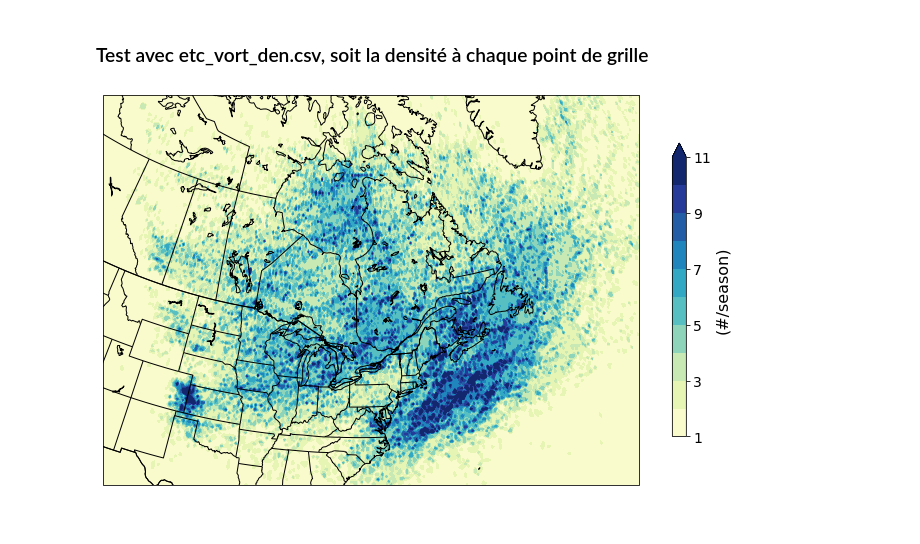
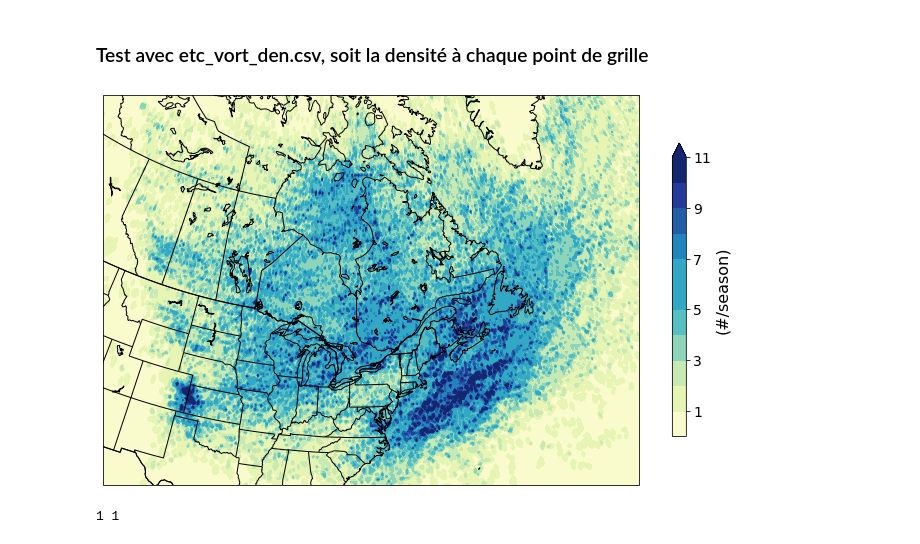
Before and after one commit to maxinecloutierg/ERA5_Storm_Track, a Jupyter notebook: jupyter/etc_maps.ipynb, the cells around one changed output. Cells and saved outputs as stored; diff of their text form; code cells hidden in the pictures.

Commit message:
modification de la v3 du filtering (avec la condition 5deg)

```diff
--- a/jupyter/etc_maps.ipynb
+++ b/jupyter/etc_maps.ipynb
@@ -239,6 +239,7 @@ from cartopy.feature import NaturalEarthFeature
 from scipy.interpolate import griddata
 import numpy as np
 from matplotlib.colors import ListedColormap
+from scipy.ndimage import gaussian_filter
 
 # Load the CSV file
 data = pd.read_csv('/pampa/cloutier/etc24_vort_den.csv')
@@ -274,32 +275,36 @@ lakes = NaturalEarthFeature(category='physical', name='lakes', scale='50m')
 filtered_lakes = cfeature.ShapelyFeature([geom for geom in lakes.geometries() if geom.area >= 0.1],
                                          ccrs.PlateCarree(), edgecolor='none')
 ax.add_feature(filtered_lakes, edgecolor='black', facecolor='none')
 
 # Plot the filled contours with custom colorbar
 color_list = ['#F9FBCC', '#E6F5B3', '#C8E9B3', '#8ED4BA', '#57BFC1',
               '#32A8C5', '#1F85BC', '#225DA6', '#263A99', '#12276E']
 cmap = ListedColormap(color_list)
-levels = np.arange(1, 12)  # Values from 1 to 11
+levels = np.arange(0, 12)  # Values from 1 to 11
 
 # Plot the filled contours
 contour = ax.contourf(grid_x, grid_y, storms_interp, levels=levels,
                       extend='max', cmap=cmap, transform=ccrs.PlateCarree())
 
 # Add a colorbar for the legend
 # Set map boundaries and add a title
 lat_min = 31.7
 lat_max = 67.4
 lon_min = 249.5
 lon_max = 315
 ax.set_extent([lon_min, lon_max, lat_min, lat_max], crs=ccrs.PlateCarree())
 
 # Add a colorbar for the legend
 cbar = plt.colorbar(contour, ax=ax, orientation='vertical', shrink = 0.6, ticks=[1,3,5,7,9,11])
 cbar.set_label(label='(#/season)', size=16)
 cbar.ax.tick_params(labelsize=14)
 
 # Finally, display the map
 plt.show()
 #plt.savefig('/pampa/cloutier/density_map_test_mam.png')
 # %% [output]
-[figure, old version]
+[figure, new version]
+# %%
+print(np.min(storms_smoothed), np.max(storms_smoothed))
+# %% [output]
+1 1
```
Also changed, not shown: 3 other files.
